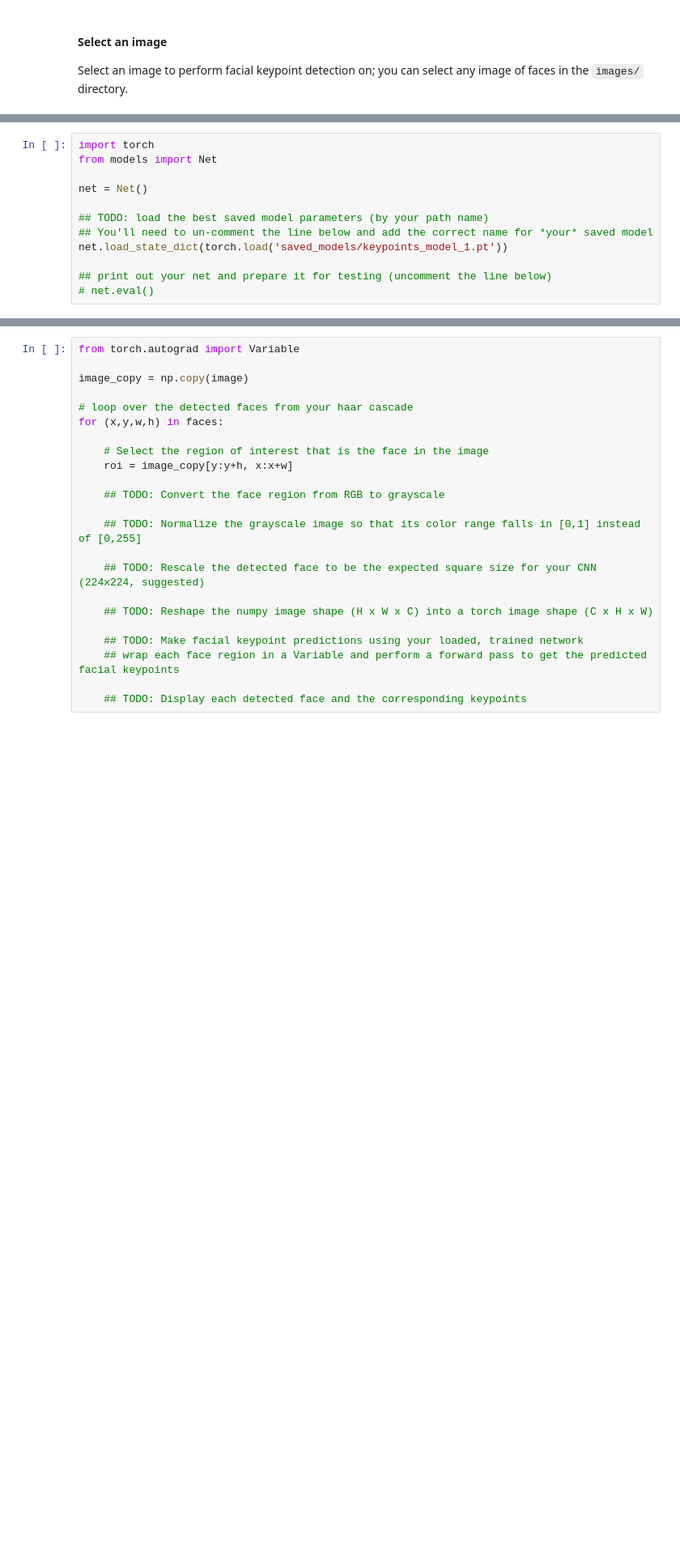
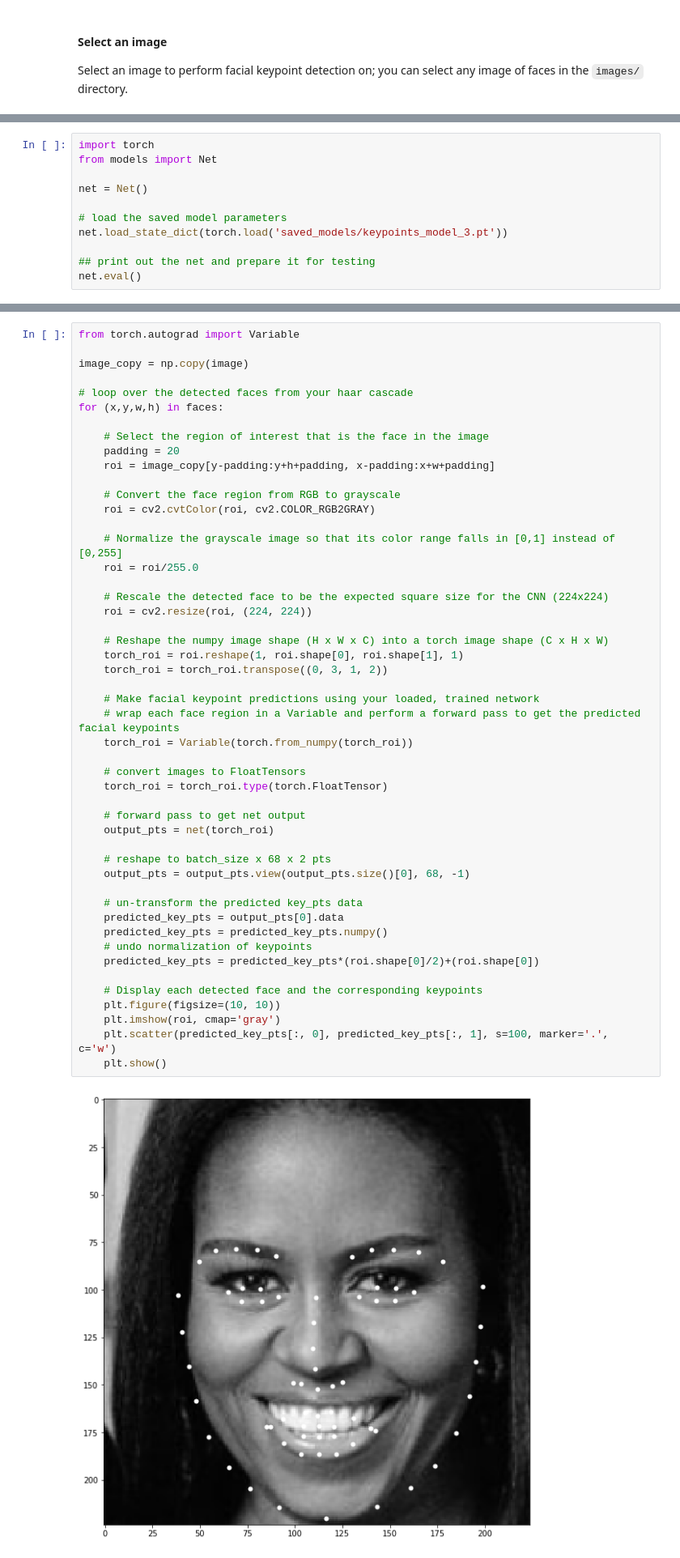
Before and after one commit to ChrisShepherd81/Facial-Keypoints, a Jupyter notebook: 3. Facial Keypoint Detection, Complete Pipeline.ipynb, the cells around one changed output, grey strips where cells are left out. Shown at 81% size. Drawn from its saved outputs; the diff is of its cells as text; blank space fills up the shorter version.

Commit message:
Implemented facial detection

```diff
--- a/3. Facial Keypoint Detection, Complete Pipeline.ipynb
+++ b/3. Facial Keypoint Detection, Complete Pipeline.ipynb
@@ -74,9 +65,8 @@ from models import Net
 
 net = Net()
 
-## TODO: load the best saved model parameters (by your path name)
-## You'll need to un-comment the line below and add the correct name for *your* saved model
-net.load_state_dict(torch.load('saved_models/keypoints_model_1.pt'))
+# load the saved model parameters
+net.load_state_dict(torch.load('saved_models/keypoints_model_3.pt'))
 
-## print out your net and prepare it for testing (uncomment the line below)
-# net.eval()
+## print out the net and prepare it for testing
+net.eval()
@@ -104,23 +103,51 @@ After each face has been appropriately converted into an input Tensor for your n
 # %%
 from torch.autograd import Variable
 
 image_copy = np.copy(image)
 
 # loop over the detected faces from your haar cascade
 for (x,y,w,h) in faces:
 
     # Select the region of interest that is the face in the image
-    roi = image_copy[y:y+h, x:x+w]
+    padding = 20
+    roi = image_copy[y-padding:y+h+padding, x-padding:x+w+padding]
 
-    ## TODO: Convert the face region from RGB to grayscale
+    # Convert the face region from RGB to grayscale
+    roi = cv2.cvtColor(roi, cv2.COLOR_RGB2GRAY)
 
-    ## TODO: Normalize the grayscale image so that its color range falls in [0,1] instead of [0,255]
+    # Normalize the grayscale image so that its color range falls in [0,1] instead of [0,255]
+    roi = roi/255.0
 
-    ## TODO: Rescale the detected face to be the expected square size for your CNN (224x224, suggested)
+    # Rescale the detected face to be the expected square size for the CNN (224x224)
+    roi = cv2.resize(roi, (224, 224))
 
-    ## TODO: Reshape the numpy image shape (H x W x C) into a torch image shape (C x H x W)
+    # Reshape the numpy image shape (H x W x C) into a torch image shape (C x H x W)
+    torch_roi = roi.reshape(1, roi.shape[0], roi.shape[1], 1)
+    torch_roi = torch_roi.transpose((0, 3, 1, 2))
 
-    ## TODO: Make facial keypoint predictions using your loaded, trained network
-    ## wrap each face region in a Variable and perform a forward pass to get the predicted facial keypoints
+    # Make facial keypoint predictions using your loaded, trained network
+    # wrap each face region in a Variable and perform a forward pass to get the predicted facial keypoints
+    torch_roi = Variable(torch.from_numpy(torch_roi))
 
-    ## TODO: Display each detected face and the corresponding keypoints
+    # convert images to FloatTensors
+    torch_roi = torch_roi.type(torch.FloatTensor)
+
+    # forward pass to get net output
+    output_pts = net(torch_roi)
+
+    # reshape to batch_size x 68 x 2 pts
+    output_pts = output_pts.view(output_pts.size()[0], 68, -1)
+
+    # un-transform the predicted key_pts data
+    predicted_key_pts = output_pts[0].data
+    predicted_key_pts = predicted_key_pts.numpy()
+    # undo normalization of keypoints
+    predicted_key_pts = predicted_key_pts*(roi.shape[0]/2)+(roi.shape[0])
+
+    # Display each detected face and the corresponding keypoints
+    plt.figure(figsize=(10, 10))
+    plt.imshow(roi, cmap='gray')
+    plt.scatter(predicted_key_pts[:, 0], predicted_key_pts[:, 1], s=100, marker='.', c='w')
+    plt.show()
+# %% [output]
+[figure, added]
```
Also changed, not shown: parts of 11 cells of this notebook, 1 other file.
